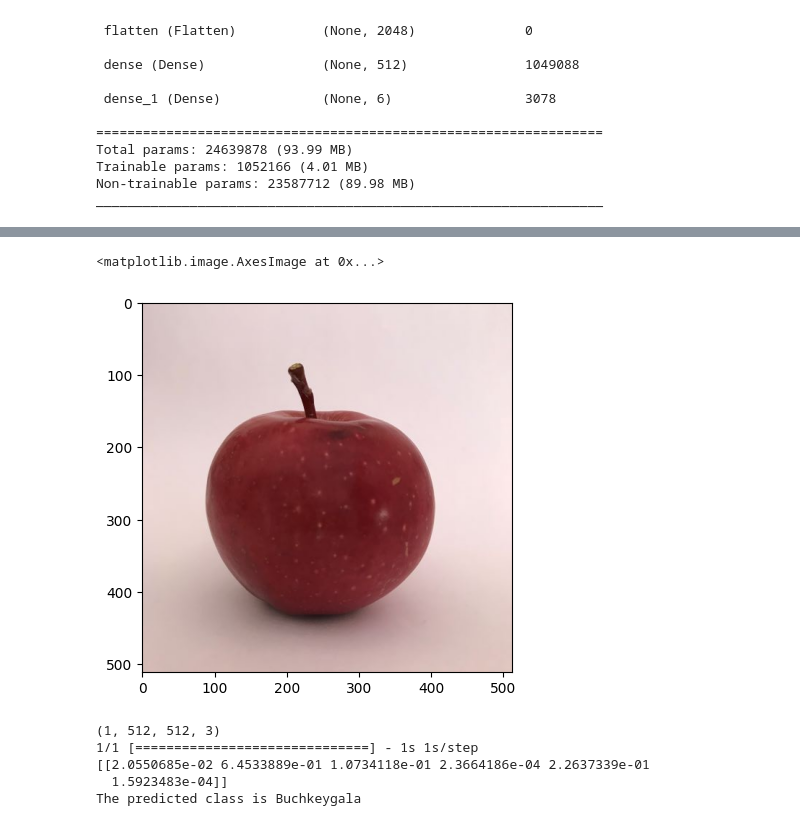
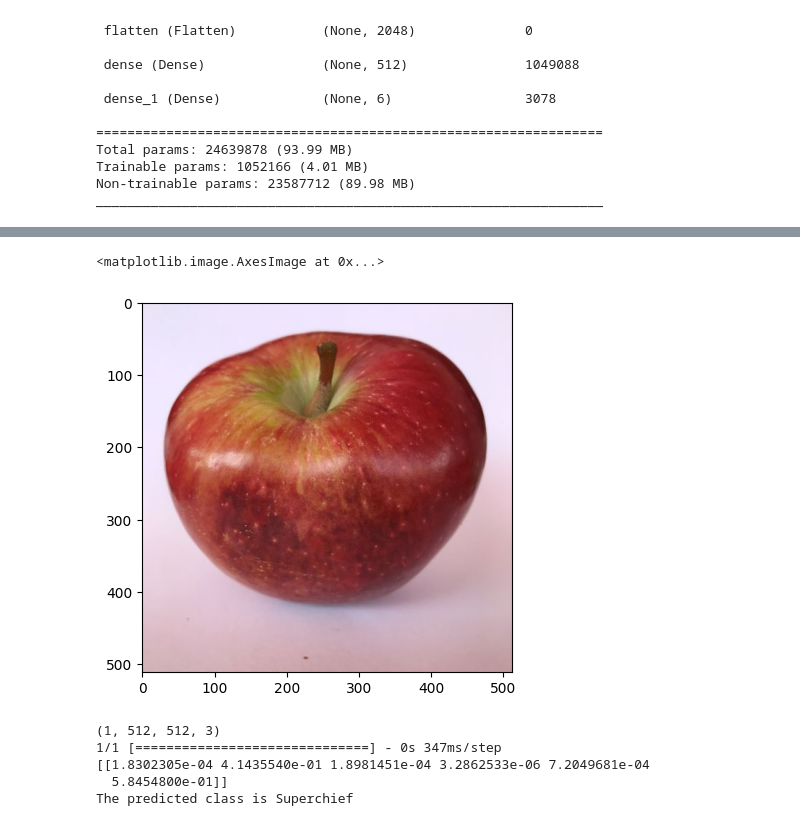
Before and after one commit to Ahmed-Alqershi/apple-classification-with-ML-and-DL, a Jupyter notebook: code/resnet.ipynb, the cells around one changed output, grey strips where cells are left out. Drawn from its saved outputs; the diff is of its cells as text; code cells hidden in the pictures.

```diff
--- a/code/resnet.ipynb
+++ b/code/resnet.ipynb
@@ -151,17 +154,17 @@ plt.show()
 # %%
 import os
 import cv2
 import matplotlib.pyplot as plt
 
-pic_path = "../data/Joremin"
+pic_path = "../data/Superchief/"
 img = os.path.join(pic_path, os.listdir(pic_path)[11])
 image = cv2.imread(img)
 image = cv2.resize(image, (512, 512))
 image = cv2.cvtColor(image, cv2.COLOR_BGR2RGB)
 plt.imshow(image)
 # %% [output]
 <matplotlib.image.AxesImage at 0x...>
-[figure, old version]
+[figure, new version]
 # %%
 image=np.expand_dims(image,axis=0)
 print(image.shape)
@@ -171,7 +174,7 @@ output_class=class_names[np.argmax(pred)]
 print("The predicted class is", output_class)
 # %% [output]
 (1, 512, 512, 3)
-1/1 [==============================] - 1s 1s/step
-[[2.0550685e-02 6.4533889e-01 1.0734118e-01 2.3664186e-04 2.2637339e-01
-  1.5923483e-04]]
-The predicted class is Buchkeygala
+1/1 [==============================] - 0s 347ms/step
+[[1.8302305e-04 4.1435540e-01 1.8981451e-04 3.2862533e-06 7.2049681e-04
+  5.8454800e-01]]
+The predicted class is Superchief
```
Also changed, not shown: parts of 6 cells of this notebook, 4 other files.
